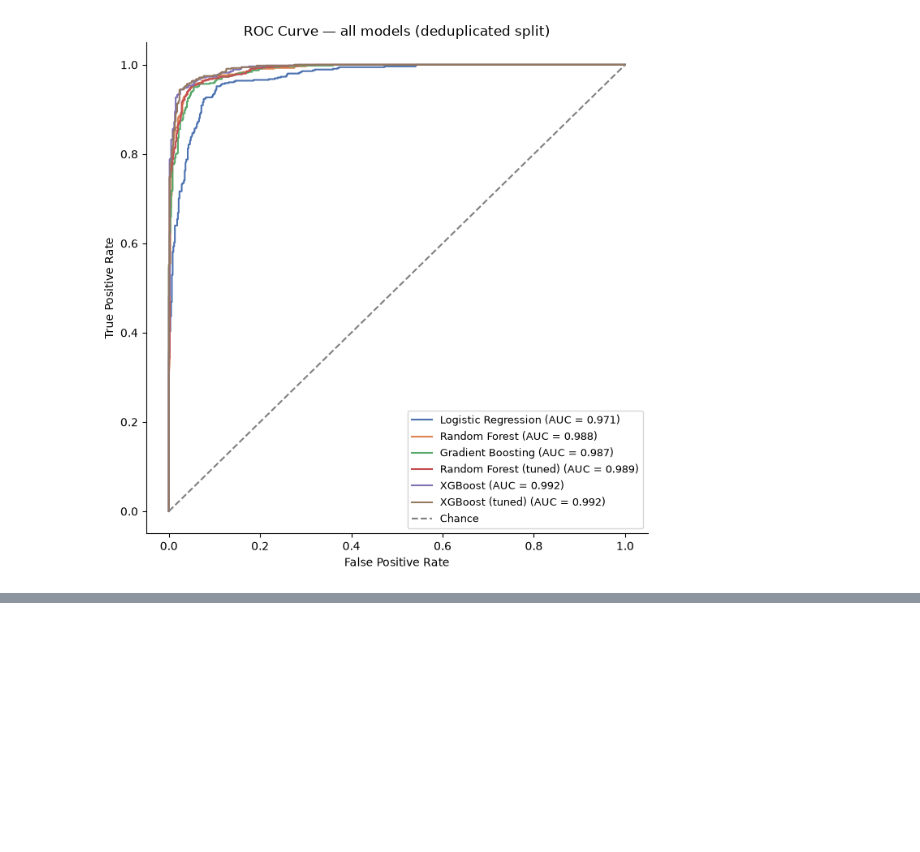
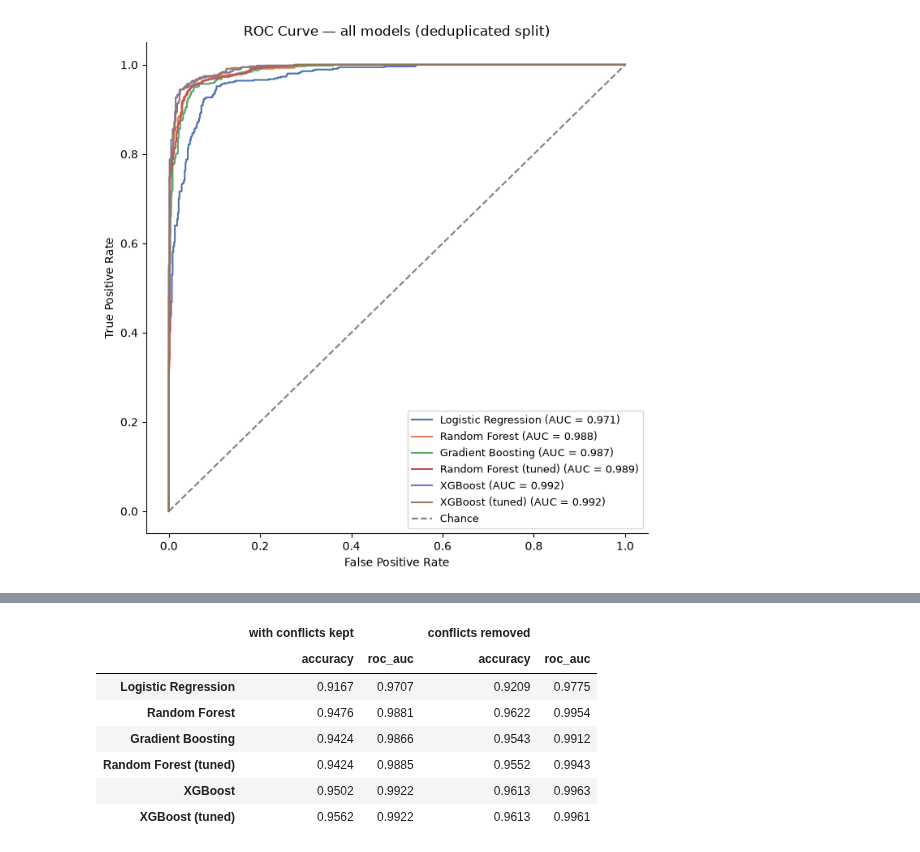
Before and after one commit to imgabrielas/Not-So-Small-ML, a Jupyter notebook: Phishing Websites/notebook.ipynb, the cells around one changed output, grey strips where cells are left out. Saved outputs shown, nothing was run; the diff lists cells and outputs as text; code cells hidden in the pictures; blank space fills up the shorter version.

```diff
--- a/Phishing Websites/notebook.ipynb
+++ b/Phishing Websites/notebook.ipynb
@@ -799,0 +821,38 @@ plt.show()
+# %%
+X_train_c, X_test_c, y_train_c, y_test_c = train_test_split(
+    X_clean, y_clean, test_size=0.2, stratify=y_clean, random_state=42,
+)
+y_train_c_xgb = (y_train_c == 1).astype(int)
+y_test_c_xgb = (y_test_c == 1).astype(int)
+
+models_clean = {
+    'Logistic Regression': LogisticRegression(max_iter=1000),
+    'Random Forest': RandomForestClassifier(n_estimators=300, random_state=42),
+    'Gradient Boosting': GradientBoostingClassifier(random_state=42),
+    'Random Forest (tuned)': RandomForestClassifier(random_state=42, **grid_search.best_params_),
+}
+
+model_comparison_clean = pd.DataFrame()
+
+for name, clf in models_clean.items():
+    clf.fit(X_train_c, y_train_c)
+    pred = clf.predict(X_test_c)
+    proba = clf.predict_proba(X_test_c)[:, 1]
+    model_comparison_clean.loc[name, 'recall (-1, phishing)'] = recall_score(y_test_c, pred, pos_label=-1)
+    model_comparison_clean.loc[name, 'recall (1, legitimate)'] = recall_score(y_test_c, pred, pos_label=1)
+    model_comparison_clean.loc[name, 'accuracy'] = accuracy_score(y_test_c, pred)
+    model_comparison_clean.loc[name, 'roc_auc'] = roc_auc_score(y_test_c, proba)
+
+for name, clf in [
+    ('XGBoost', XGBClassifier(random_state=42, eval_metric='logloss')),
+    ('XGBoost (tuned)', XGBClassifier(random_state=42, eval_metric='logloss', **xgb_grid_search.best_params_)),
+]:
+    clf.fit(X_train_c, y_train_c_xgb)
+    pred = pd.Series(clf.predict(X_test_c)).map({0: -1, 1: 1}).values
+    proba = clf.predict_proba(X_test_c)[:, 1]
+    model_comparison_clean.loc[name, 'recall (-1, phishing)'] = recall_score(y_test_c, pred, pos_label=-1)
+    model_comparison_clean.loc[name, 'recall (1, legitimate)'] = recall_score(y_test_c, pred, pos_label=1)
+    model_comparison_clean.loc[name, 'accuracy'] = accuracy_score(y_test_c, pred)
+    model_comparison_clean.loc[name, 'roc_auc'] = roc_auc_score(y_test_c, proba)
+
+model_comparison_clean.round(4)
@@ -799,0 +867,15 @@ plt.show()
+# %%
+before_after = pd.concat(
+    [model_comparison[['accuracy', 'roc_auc']], model_comparison_clean[['accuracy', 'roc_auc']]],
+    axis=1, keys=['with conflicts kept', 'conflicts removed'],
+)
+before_after.round(4)
+# %% [output]
+|  | with conflicts kept |  | conflicts removed |  |
+|  | accuracy | roc_auc | accuracy | roc_auc |
+| Logistic Regression | 0.9167 | 0.9707 | 0.9209 | 0.9775 |
+| Random Forest | 0.9476 | 0.9881 | 0.9622 | 0.9954 |
+| Gradient Boosting | 0.9424 | 0.9866 | 0.9543 | 0.9912 |
+| Random Forest (tuned) | 0.9424 | 0.9885 | 0.9552 | 0.9943 |
+| XGBoost | 0.9502 | 0.9922 | 0.9613 | 0.9963 |
+| XGBoost (tuned) | 0.9562 | 0.9922 | 0.9613 | 0.9961 |
```
Also changed, not shown: parts of 3 cells of this notebook, 1 other file.
